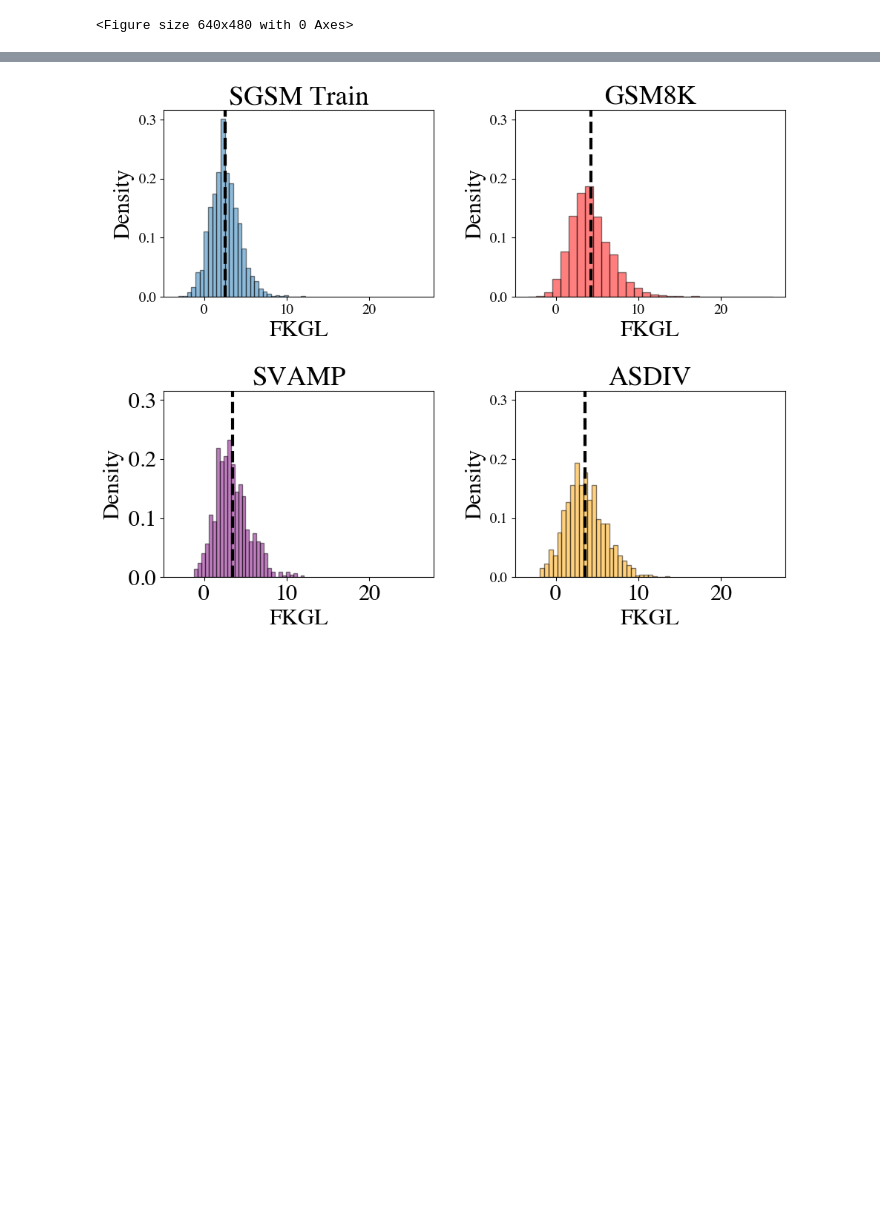
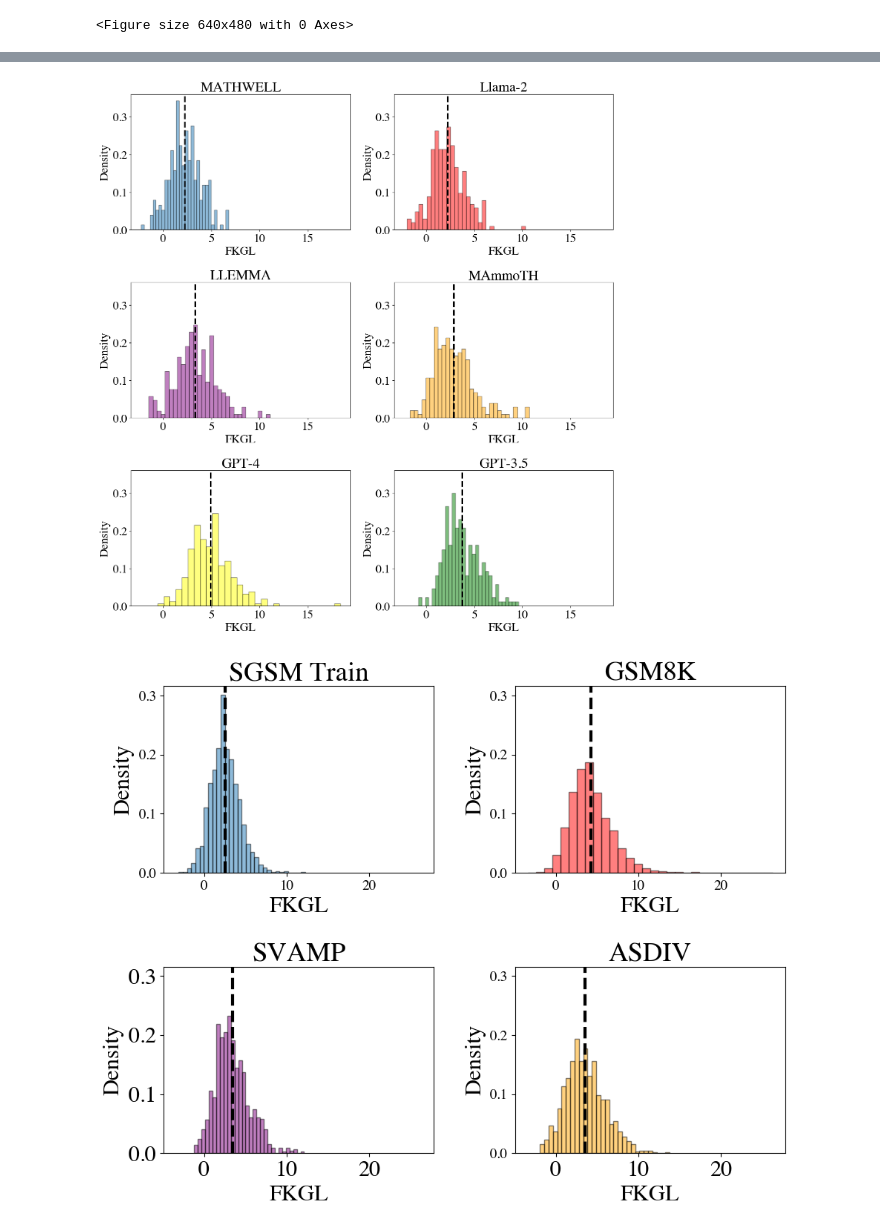
Before and after one commit to bryanchrist/llama2-70b, a Jupyter notebook: reading_level.ipynb, the cells around one changed output, grey strips where cells are left out. Saved outputs shown, nothing was run; the diff lists cells and outputs as text; code cells hidden in the pictures; blank space fills up the shorter version.

```diff
--- a/reading_level.ipynb
+++ b/reading_level.ipynb
@@ -345,0 +348,5 @@ print(np.mean(gpt35_good_grades[1]), max(gpt35_good_grades[1]), min(gpt35_good_g
+# %%
+gpt4_all = pd.read_csv('data/gpt4_solvability.csv')
+gpt4_all_grades = readability_all(gpt4_all)
+print(np.mean(gpt4_all_grades[0]), max(gpt4_all_grades[0]), min(gpt4_all_grades[0]), np.std(gpt4_all_grades[0]))
+print(np.mean(gpt4_all_grades[1]), max(gpt4_all_grades[1]), min(gpt4_all_grades[1]), np.std(gpt4_all_grades[1]), stats.sem(gpt4_all_grades[1]))
@@ -659,3 +629,73 @@ plt.savefig('reading_level_models_all.pdf')
+# %%
+# Create a figure with two subplots (2 rows, 1 column)
+fig, axs = plt.subplots(nrows=3, ncols=2, figsize=(14, 15), sharex = True, sharey = True)
+
+axs[0, 0].hist(mathwell_all_grades[0], bins=30, alpha=0.5, label='MATHWELL', edgecolor='black', density=True)
+axs[0, 0].set_title('MATHWELL')
+axs[0,0].axvline(np.mean(mathwell_all_grades[0]), color='k', linestyle='dashed', linewidth=3)
+
+axs[0, 1].hist(llama_all_grades[0], bins=30, alpha=0.5, label='Llama-2', edgecolor='black', density=True, color = 'Red')
+axs[0, 1].set_title('Llama-2')
+axs[0,1].axvline(np.mean(llama_all_grades[0]), color='k', linestyle='dashed', linewidth=3)
+
+axs[1, 0].hist(llema_all_grades[0], bins=30, alpha=0.5, label='LLEMMA', edgecolor='black', density=True, color = 'Purple')
+axs[1, 0].set_title('LLEMMA')
+axs[1,0].axvline(np.mean(llema_all_grades[0]), color='k', linestyle='dashed', linewidth=3)
+
+axs[1, 1].hist(mammoth_all_grades[0], bins=30, alpha=0.5, label='MAmmoTH', edgecolor='black', density=True, color= 'Orange')
+axs[1, 1].set_title('MAmmoTH')
+axs[1,1].axvline(np.mean(mammoth_all_grades[0]), color='k', linestyle='dashed', linewidth=3)
+
+axs[2, 1].hist(gpt35_all_grades[0], bins=30, alpha=0.5, label='GPT-3.5', edgecolor='black', density=True, color= 'Green')
+axs[2, 1].set_title('GPT-3.5')
+axs[2,1].axvline(np.mean(gpt35_all_grades[0]), color='k', linestyle='dashed', linewidth=3)
+
+axs[2, 0].hist(gpt4_all_grades[0], bins=30, alpha=0.5, label='GPT-4', edgecolor='black', density=True, color= 'Yellow')
+axs[2, 0].set_title('GPT-4')
+axs[2,0].axvline(np.mean(gpt4_all_grades[0]), color='k', linestyle='dashed', linewidth=3)
+
+axs[0, 0].set_xlabel('FKGL')
+axs[0, 0].set_ylabel('Density')
+axs[0, 1].set_xlabel('FKGL')
+axs[0, 1].set_ylabel('Density')
+axs[1, 0].set_xlabel('FKGL')
+axs[1, 0].set_ylabel('Density')
+axs[1, 1].set_xlabel('FKGL')
+axs[1, 1].set_ylabel('Density')
+axs[2, 1].set_xlabel('FKGL')
+axs[2, 1].set_ylabel('Density')
+axs[2, 0].set_xlabel('FKGL')
+axs[2, 0].set_ylabel('Density')
+# axs[2, 0].set_xlabel('FKGL')
+# axs[2, 0].set_ylabel('Density')
+# axs[2, 1].set_xlabel('FKGL')
+# axs[2, 1].set_ylabel('Density')
+# axs[3, 0].set_xlabel('FKGL')
+# axs[3, 0].set_ylabel('Density')
+# axs[3, 1].set_xlabel('FKGL')
+# axs[3, 1].set_ylabel('Density')
+axs[0,0].tick_params(axis='both', which='both', labelsize=22, labelbottom=True)
+axs[0,1].tick_params(axis='both', which='both', labelsize=22, labelbottom=True)
+axs[1,0].tick_params(axis='both', which='both', labelsize=22, labelbottom=True)
+axs[1,1].tick_params(axis='both', which='both', labelsize=22, labelbottom=True)
+axs[2,0].tick_params(axis='both', which='both', labelsize=22, labelbottom=True)
+axs[2,1].tick_params(axis='both', which='both', labelsize=22, labelbottom=True)
+# axs[2,0].tick_params(axis='both', which='both', labelsize=22, labelbottom=True)
+# axs[2,1].tick_params(axis='both', which='both', labelsize=22, labelbottom=True)
+# axs[3,0].tick_params(axis='both', which='both', labelsize=22, labelbottom=True)
+# axs[3,1].tick_params(axis='both', which='both', labelsize=22, labelbottom=True)
+
+axs[0,1].tick_params(axis='y', which='both', labelsize=22, labelleft=True)
+axs[1,1].tick_params(axis='y', which='both', labelsize=22, labelleft=True)
+axs[2,1].tick_params(axis='y', which='both', labelsize=22, labelleft=True)
+# axs[2,1].tick_params(axis='y', which='both', labelsize=22, labelleft=True)
+# axs[3,1].tick_params(axis='y', which='both', labelsize=22, labelleft=True)
+
+# Customize the overall layout
+plt.tight_layout()
+plt.savefig('reading_level_models_all.pdf')
+# %% [output]
+[figure, added]
 # %%
 # Create a figure with two subplots (2 rows, 1 column)
 fig, axs = plt.subplots(nrows=2, ncols=2, figsize=(10, 8), sharex = True, sharey = True)
```
Also changed, not shown: parts of 6 cells of this notebook, 6 other files.
